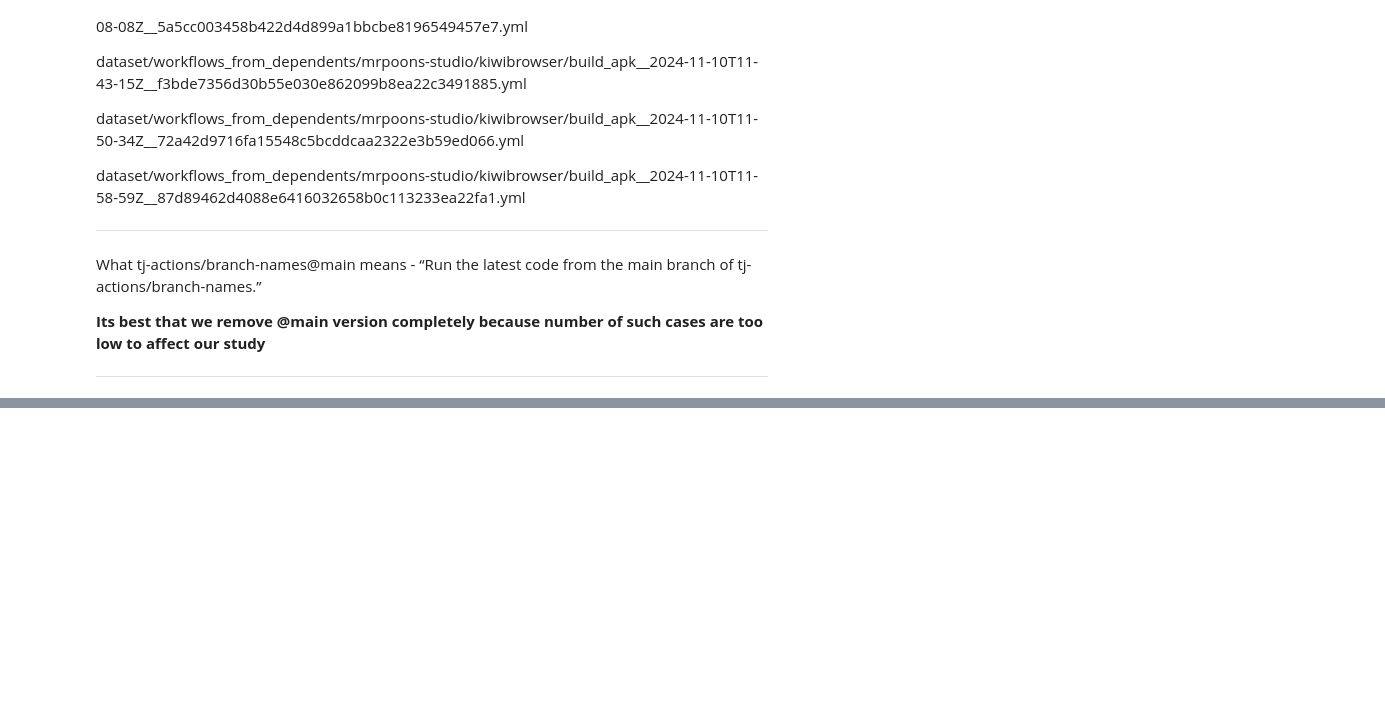
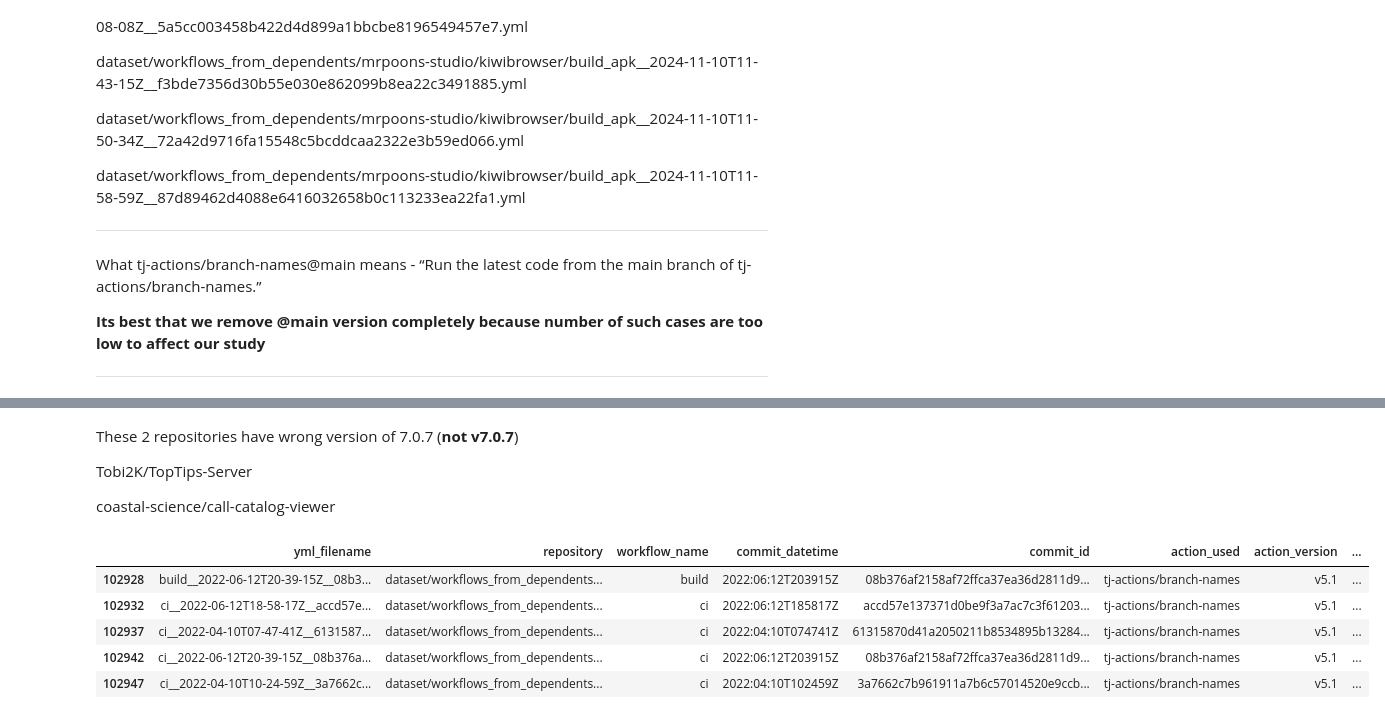
Before and after one commit to Vaibhav150123045/pipeline-level-analysis-main, a Jupyter notebook: analysis.ipynb, the cells around one changed output, grey strips where cells are left out. Cells and saved outputs as stored; diff of their text form; code cells hidden in the pictures; blank space fills up the shorter version.

```diff
--- a/analysis.ipynb
+++ b/analysis.ipynb
@@ -410,0 +407,18 @@ df_tjactions.to_csv("tj-actions-usage.csv", index=False)
+# %% [markdown]
+These 2 repositories have wrong version of 7.0.7 (**not v7.0.7**)
+
+Tobi2K/TopTips-Server
+
+coastal-science/call-catalog-viewer
+# %%
+df_branch_names[
+    (df_branch_names['repository'] == 'dataset/workflows_from_dependents/coastal-science/call-catalog-viewer') |
+    (df_branch_names['repository'] == 'dataset/workflows_from_dependents/Tobi2K/TopTips-Server')
+].head()
+# %% [output]
+|  | yml_filename | repository | workflow_name | commit_datetime | commit_id | action_used | action_version | ... |
+| 102928 | build__2022-06-12T20-39-15Z__08b3... | dataset/workflows_from_dependents... | build | 2022:06:12T203915Z | 08b376af2158af72ffca37ea36d2811d9... | tj-actions/branch-names | v5.1 | ... |
+| 102932 | ci__2022-06-12T18-58-17Z__accd57e... | dataset/workflows_from_dependents... | ci | 2022:06:12T185817Z | accd57e137371d0be9f3a7ac7c3f61203... | tj-actions/branch-names | v5.1 | ... |
+| 102937 | ci__2022-04-10T07-47-41Z__6131587... | dataset/workflows_from_dependents... | ci | 2022:04:10T074741Z | 61315870d41a2050211b8534895b13284... | tj-actions/branch-names | v5.1 | ... |
+| 102942 | ci__2022-06-12T20-39-15Z__08b376a... | dataset/workflows_from_dependents... | ci | 2022:06:12T203915Z | 08b376af2158af72ffca37ea36d2811d9... | tj-actions/branch-names | v5.1 | ... |
+| 102947 | ci__2022-04-10T10-24-59Z__3a7662c... | dataset/workflows_from_dependents... | ci | 2022:04:10T102459Z | 3a7662c7b961911a7b6c57014520e9ccb... | tj-actions/branch-names | v5.1 | ... |
```
Also changed, not shown: parts of 14 cells of this notebook.
